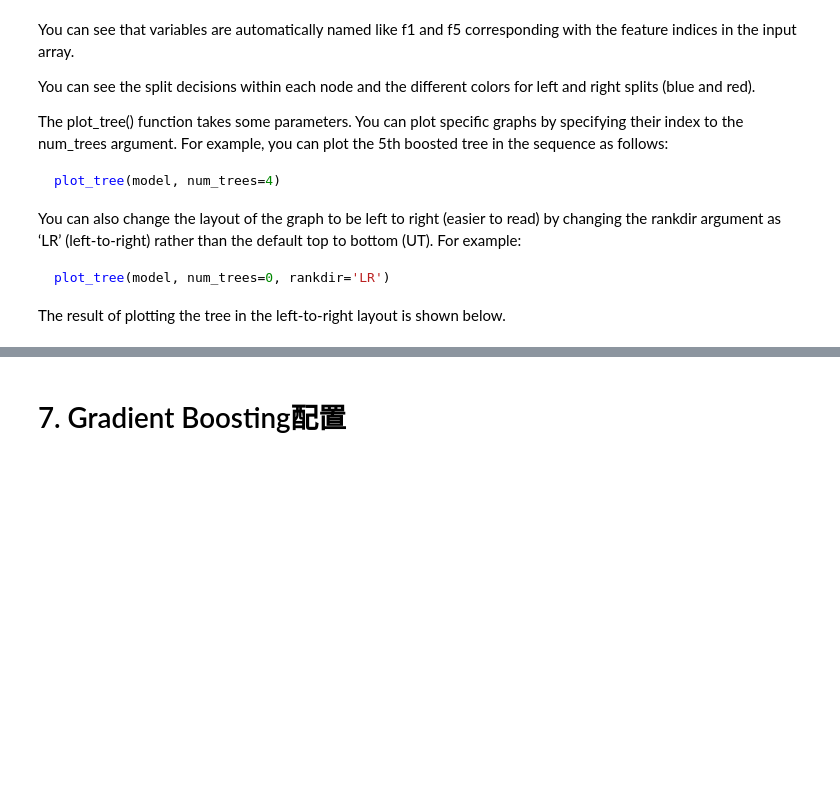
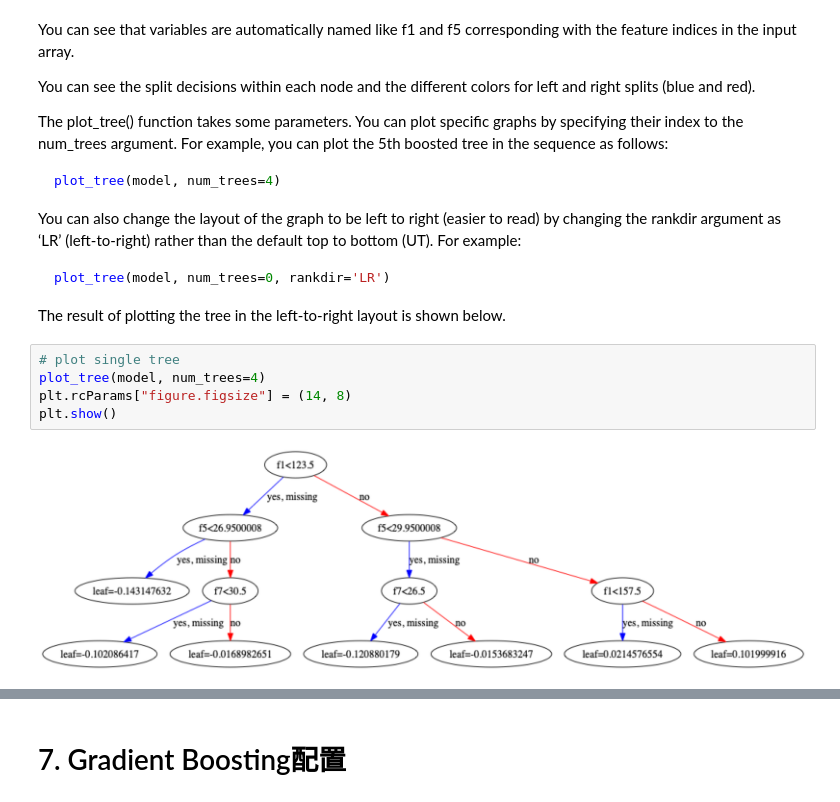
Before and after one commit to WallaceLiu/ml_cap, a Jupyter notebook: xgboost/pima-indians-diabetes.ipynb, the cells around one changed output, grey strips where cells are left out. Drawn from its saved outputs; the diff is of its cells as text; blank space fills up the shorter version.

````diff
--- a/xgboost/pima-indians-diabetes.ipynb
+++ b/xgboost/pima-indians-diabetes.ipynb
@@ -276,3 +279,10 @@ You can also change the layout of the graph to be left to right (easier to read)
 plot_tree(model, num_trees=0, rankdir='LR')
 ```
 The result of plotting the tree in the left-to-right layout is shown below.
+# %%
+# plot single tree
+plot_tree(model, num_trees=4)
+plt.rcParams["figure.figsize"] = (14, 8)
+plt.show()
+# %% [output]
+[figure, added]
````
Also changed, not shown: parts of 10 cells of this notebook, 11 other files.
